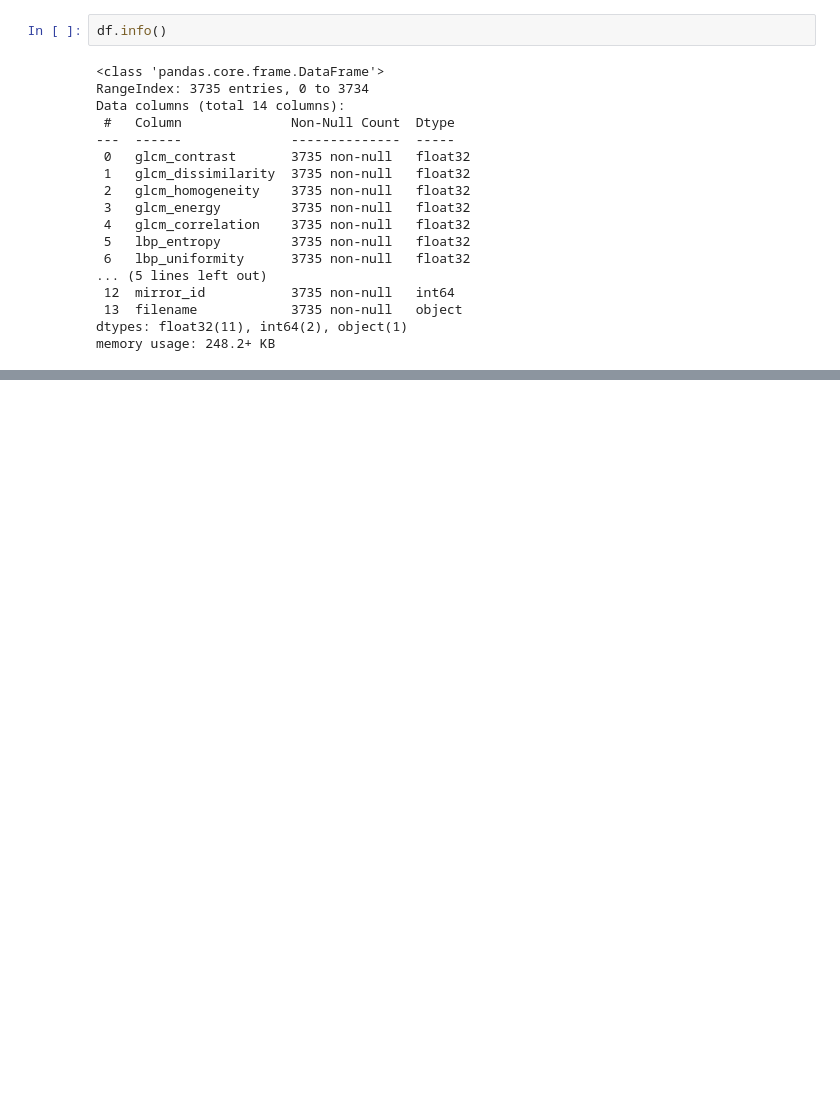
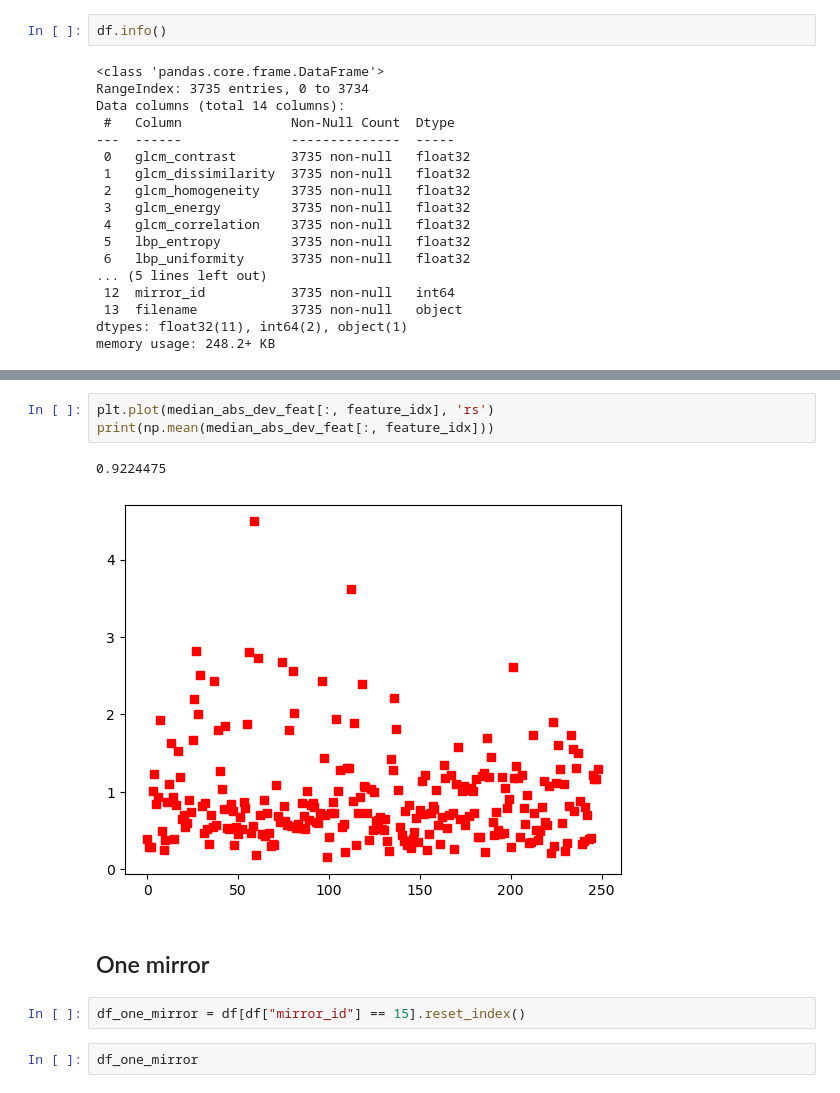
Before and after one commit to pawel21/Computer_vision_for_MAGIC, a Jupyter notebook: notebooks/baseline_analyze.ipynb, the cells around one changed output, grey strips where cells are left out. Cells and saved outputs as stored; diff of their text form; blank space fills up the shorter version.

```diff
--- a/notebooks/baseline_analyze.ipynb
+++ b/notebooks/baseline_analyze.ipynb
@@ -66,0 +190,12 @@ memory usage: 248.2+ KB
+# %%
+plt.plot(median_abs_dev_feat[:, feature_idx], 'rs')
+print(np.mean(median_abs_dev_feat[:, feature_idx]))
+# %% [output]
+0.9224475
+[figure, added]
+# %% [markdown]
+## One mirror
+# %%
+df_one_mirror = df[df["mirror_id"] == 15].reset_index()
+# %%
+df_one_mirror
```
Also changed, not shown: parts of 20 cells of this notebook.
